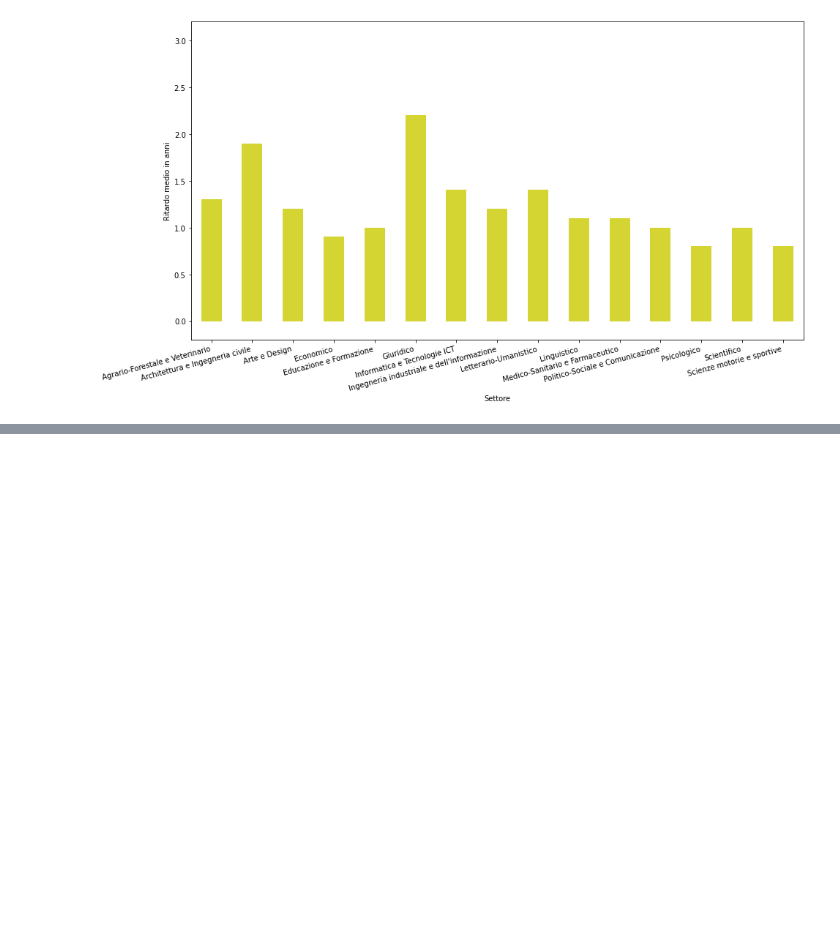
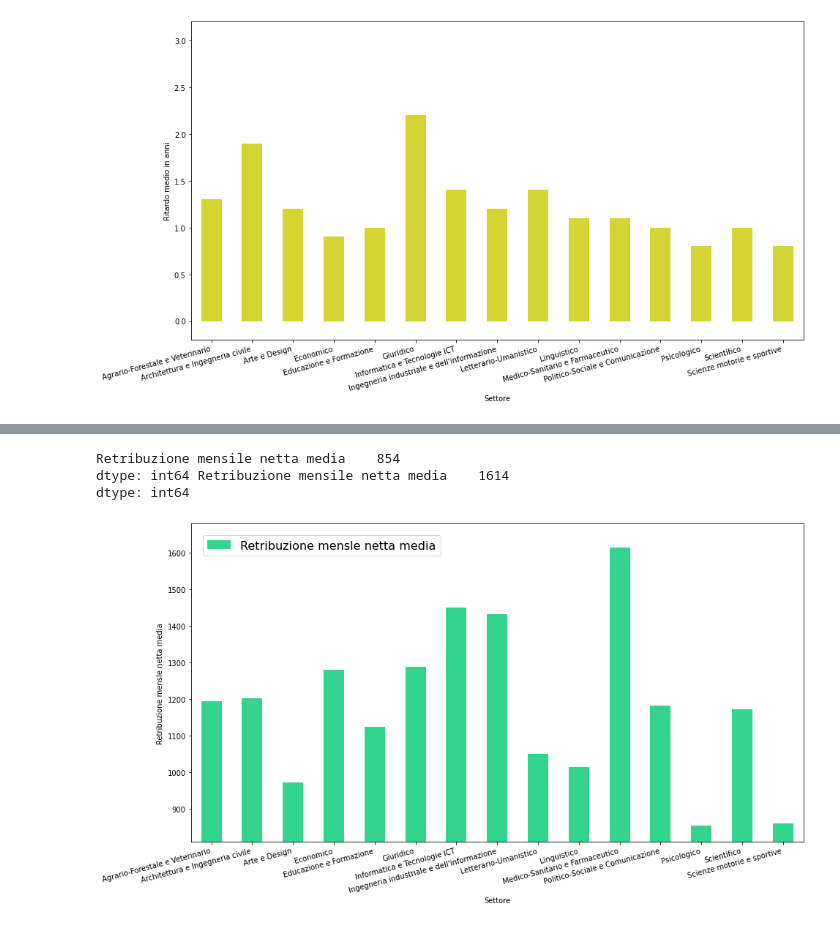
Before and after one commit to AsafCohen9898/Analisi-dei-dati-di-AlmaLaurea, a Jupyter notebook: analisi_dati.ipynb, the cells around one changed output, grey strips where cells are left out. Drawn from its saved outputs; the diff is of its cells as text; code cells hidden in the pictures; blank space fills up the shorter version.

```diff
--- a/analisi_dati.ipynb
+++ b/analisi_dati.ipynb
@@ -192,0 +191,19 @@ l2.get_texts()[2].set_text('Altre esperienze (tempo pieno)')
+# %%
+# leggo i CSV di ogni gruppo disciplinare realtivo alle prospettive occupazionali / informazioni legate al mondo del lavoro
+agrario = pd.read_csv('./dati/Agrario-Forestale e Veterinario Stipendi.csv', sep=",", decimal=".", na_values=' ')
+architettura = pd.read_csv('./dati/Architettura e Ingegneria civile Stipendi.csv', sep=",", decimal=".", na_values=' ')
+arte = pd.read_csv('./dati/Arte e Design Stipendi.csv', sep=",", decimal=".", na_values=' ')
+economia = pd.read_csv('./dati/Economico Stipendi.csv', sep=",", decimal=".", na_values=' ')
+formazione = pd.read_csv('./dati/Educazione e Formazione Stipendi.csv', sep=",", decimal=".", na_values=' ')
+giurisprudenza = pd.read_csv('./dati/Giuridico Stipendi.csv', sep=",", decimal=".", na_values=' ')
+informatica = pd.read_csv('./dati/Informatica e Tecnologie ICT Stipendi.csv', sep=",", decimal=".", na_values=' ')
+ingegneria = pd.read_csv("./dati/Ingegneria industriale e dell'informazione Stipendi.csv", sep=",", decimal=".", na_values=' ')
+lettere = pd.read_csv('./dati/Letterario-Umanistico Stipendi.csv', sep=",", decimal=".", na_values=' ')
+lingue = pd.read_csv('./dati/Linguistico Stipendi.csv', sep=",", decimal=".", na_values=' ')
+medicina = pd.read_csv('./dati/Medico-Sanitario e Farmaceutico Stipendi.csv', sep=",", decimal=".", na_values=' ')
+scienze_politiche = pd.read_csv('./dati/Politico-Sociale e Comunicazione Stipendi.csv', sep=",", decimal=".", na_values=' ')
+psicologia = pd.read_csv('./dati/Psicologico Stipendi.csv', sep=",", decimal=".", na_values=' ')
+scientifico = pd.read_csv('./dati/Scientifico Stipendi.csv', sep=",", decimal=".", na_values=' ')
+scienze_motorie = pd.read_csv('./dati/Scienze motorie e sportive Stipendi.csv', sep=",", decimal=".", na_values=' ')
+lavoro = pd.concat([agrario, architettura, arte, economia, formazione, giurisprudenza, informatica, ingegneria, lettere, lingue, medicina, scienze_politiche, psicologia, scientifico, scienze_motorie])
+lavoro
@@ -192,0 +227,23 @@ l2.get_texts()[2].set_text('Altre esperienze (tempo pieno)')
+# %%
+def grafico_barre(str, colore, y_label, min, max, nome_file, save=False, size_legend=16):
+    s = lavoro[[str]]
+    print(s.min(), s.max())
+    epsilon = 1
+    s = s.astype(float)
+    s.plot(kind="bar",figsize=(15, 8), color=[colore])
+    plt.xlabel("Settore")
+    plt.ylabel(y_label)
+    plt.xticks(rotation=15, ha='right')
+    plt.ylim(min, max)
+    l2 = plt.legend(borderaxespad=1, prop={'size': size_legend})
+    l2.get_texts()[0].set_text(y_label)
+    if save:
+        plt.savefig(nome_file, bbox_inches='tight', transparent=True, pad_inches=0, dpi=1200)
+    plt.show()
+# %%
+grafico_barre(str='Retribuzione mensile netta media', colore='#33d48e', y_label='Retribuzione mensle netta media', min=810, max=1680, nome_file='Retribuzione.png', save=True)
+# %% [output]
+Retribuzione mensile netta media    854
+dtype: int64 Retribuzione mensile netta media    1614
+dtype: int64
+[figure, added]
```
Also changed, not shown: parts of 6 cells of this notebook.
